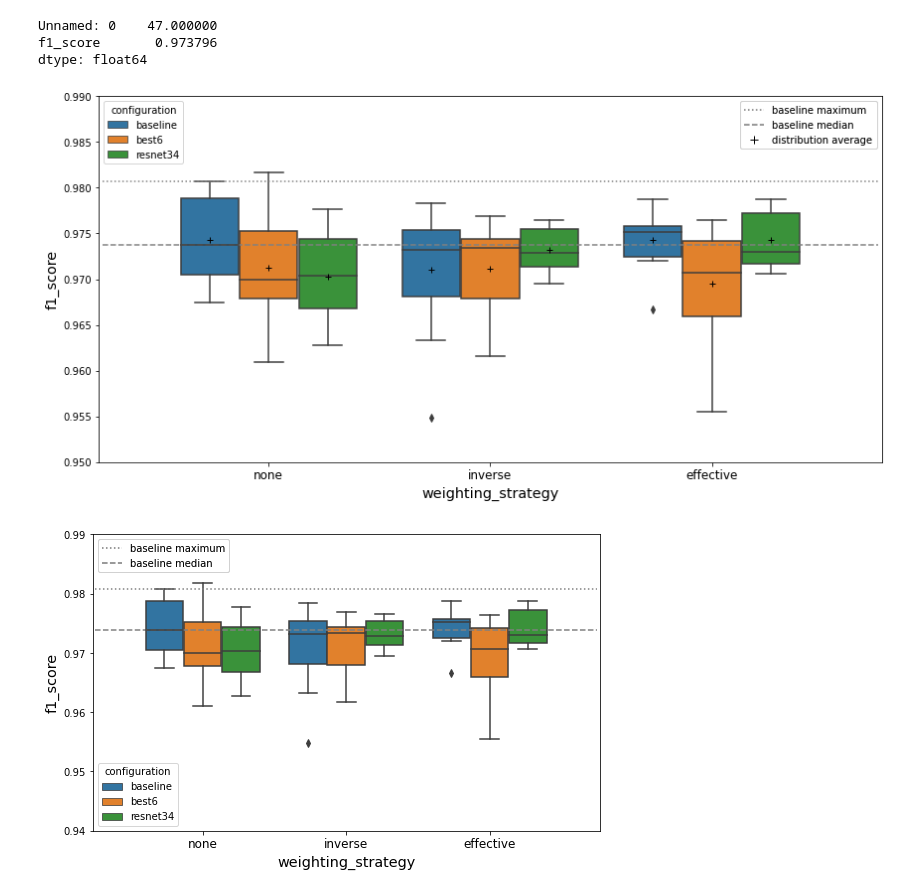
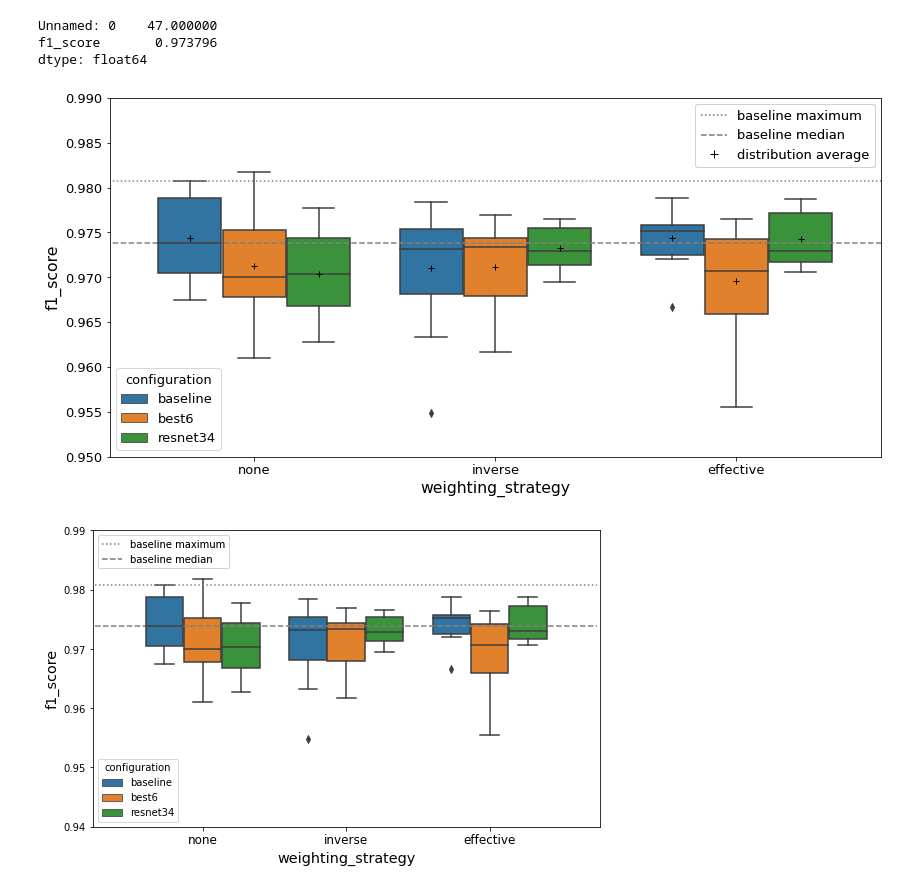
Before and after one commit to tttiago/GravitySpyClassifier, a Jupyter notebook: 07_compare_weighted.ipynb, the cells around one changed output. Drawn from its saved outputs; the diff is of its cells as text; code cells hidden in the pictures.

```diff
--- a/07_compare_weighted.ipynb
+++ b/07_compare_weighted.ipynb
@@ -76,34 +76,37 @@ Unnamed: 0    47.000000
 f1_score       0.973796
 dtype: float64
 # %%
+plt.rc('font', size=13)
+
 import matplotlib.lines as mlines
 
 fig = plt.figure(figsize=(12, 6))
 sns.boxplot(x='weighting_strategy', y='f1_score', hue='config', data=f1_df,
             showmeans=True, meanprops={"marker": "+", "markeredgecolor": "black"},
             hue_order=sorted(f1_df['config'].unique()), order=['none', 'inverse', 'effective'])
+plt.xlim([-0.6, 2.6])
 plt.ylim([0.95, 0.99])
 ax = plt.gca()
 l = ax.get_ylabel()
-ax.set_ylabel(l, size='x-large')
-ax.set_xlabel("weighting_strategy", size='x-large')
-plt.xticks(fontsize='large')
-leg1 = plt.legend(title='configuration', loc='upper left')
+ax.set_ylabel(l, size='large')
+ax.set_xlabel("weighting_strategy", size='large')
+#plt.xticks(fontsize='large')
+leg1 = plt.legend(title='configuration', loc='lower left')
 #ax.set_xticks([])
 
 maximum = plt.hlines(0.980712, -0.75, 2.75, linestyles='dotted', color='grey', label='baseline maximum')
 median = plt.hlines(0.973796, -0.75, 2.75, linestyles='dashed', color='grey', label='baseline median')
 average = mlines.Line2D([], [], color='black', marker='+', linestyle='None',
                           markersize=8, label='distribution average')
 baseline_legend = ax.legend(handles=[maximum, median, average], loc='upper right')
 ax.add_artist(baseline_legend)
 ax.add_artist(leg1)
 
 fig.tight_layout()
 
-fig.savefig('../figs/glitches/07_compare_weighted.pdf', dpi=300)
+fig.savefig('../figs/glitches/07_compare_weighted_v2.pdf', dpi=600)
 # %% [output]
-[figure, old version]
+[figure, new version]
 # %%
 import matplotlib.lines as mlines
 
```
